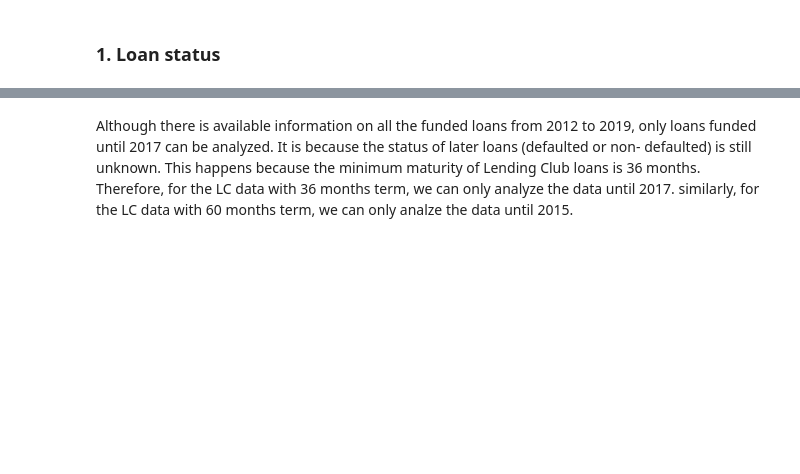
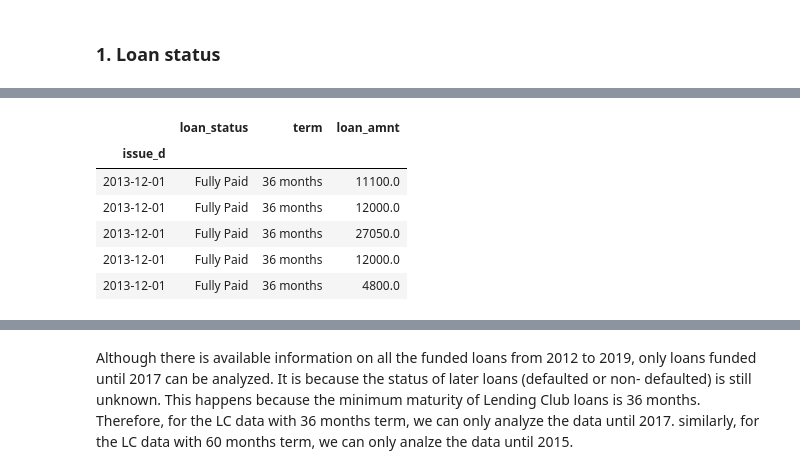
Before and after one commit to cyuancheng/Lending_Club, a Jupyter notebook: 04_LC_DataStory_EDA.ipynb, the cells around one changed output, grey strips where cells are left out. Drawn from its saved outputs; the diff is of its cells as text; code cells hidden in the pictures; blank space fills up the shorter version.

```diff
--- a/04_LC_DataStory_EDA.ipynb
+++ b/04_LC_DataStory_EDA.ipynb
@@ -177,0 +197,13 @@ df_time.head()
+# %%
+#test = df_time.query("term == ' 36 months'" )
+test = df_time.query("loan_status in ['Fully Paid', 'Charged Off'] & term == ' 36 months'")
+# %%
+test.head()#['term'].unique()
+# %% [output]
+|  | loan_status | term | loan_amnt |
+| issue_d |  |  |  |
+| 2013-12-01 | Fully Paid | 36 months | 11100.0 |
+| 2013-12-01 | Fully Paid | 36 months | 12000.0 |
+| 2013-12-01 | Fully Paid | 36 months | 27050.0 |
+| 2013-12-01 | Fully Paid | 36 months | 12000.0 |
+| 2013-12-01 | Fully Paid | 36 months | 4800.0 |
```
Also changed, not shown: parts of 10 cells of this notebook, 1 other file.
